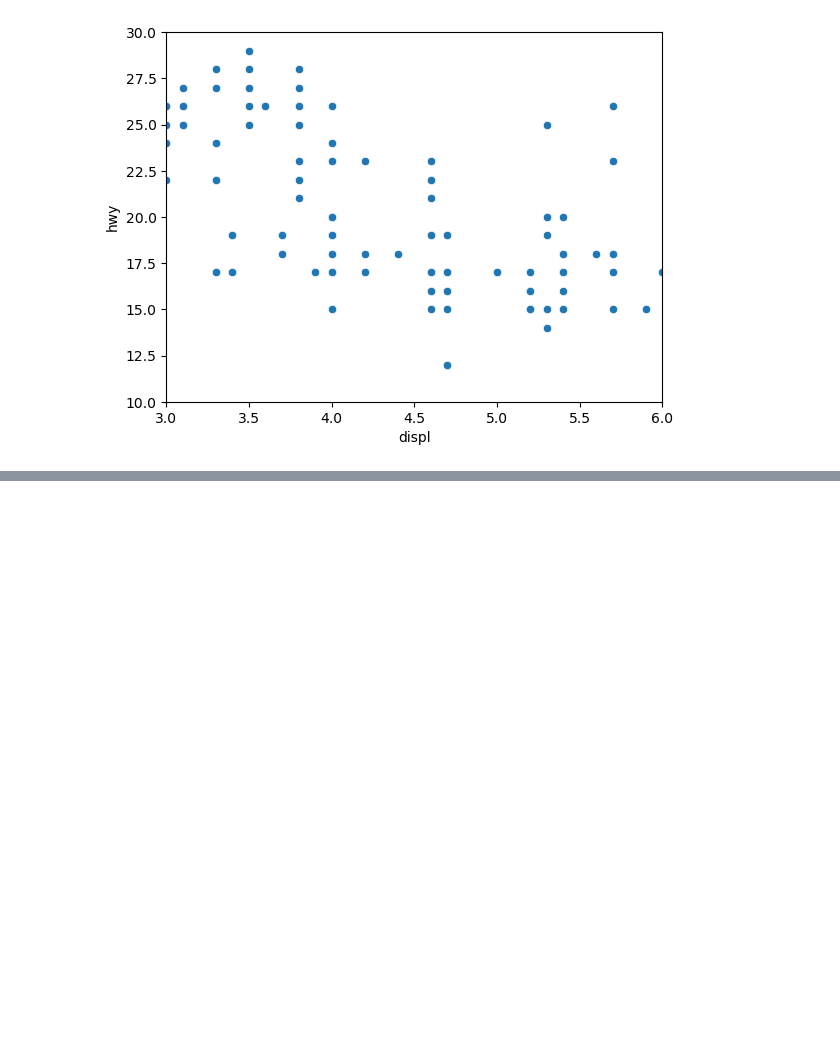
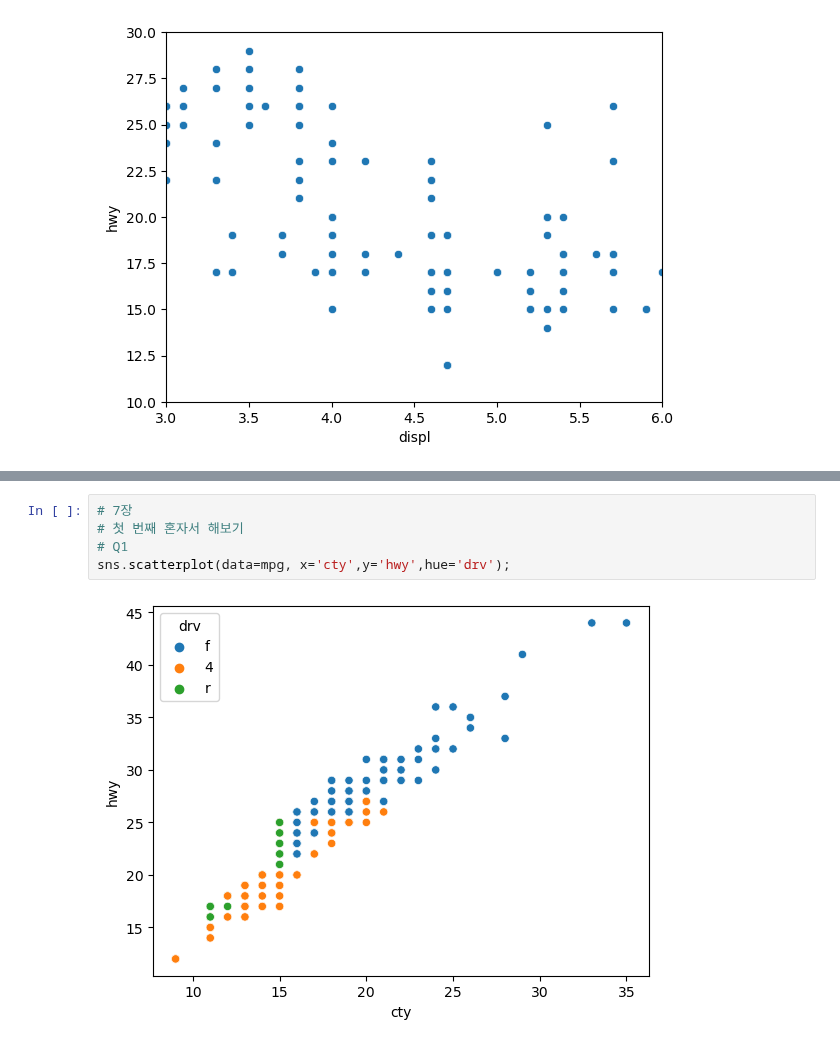
Before and after one commit to jcj154248/kit_bigdata, a Jupyter notebook: chapter08.ipynb, the cells around one changed output, grey strips where cells are left out. Saved outputs shown, nothing was run; the diff lists cells and outputs as text; blank space fills up the shorter version.

```diff
--- a/chapter08.ipynb
+++ b/chapter08.ipynb
@@ -35 +34,8 @@ sns.scatterplot(data=mpg,x='displ',y='hwy',hue='drv')
 [figure]
+# %%
+# 7장
+# 첫 번째 혼자서 해보기
+# Q1
+sns.scatterplot(data=mpg, x='cty',y='hwy',hue='drv');
+# %% [output]
+[figure, added]
```
Also changed, not shown: parts of 13 cells of this notebook.
